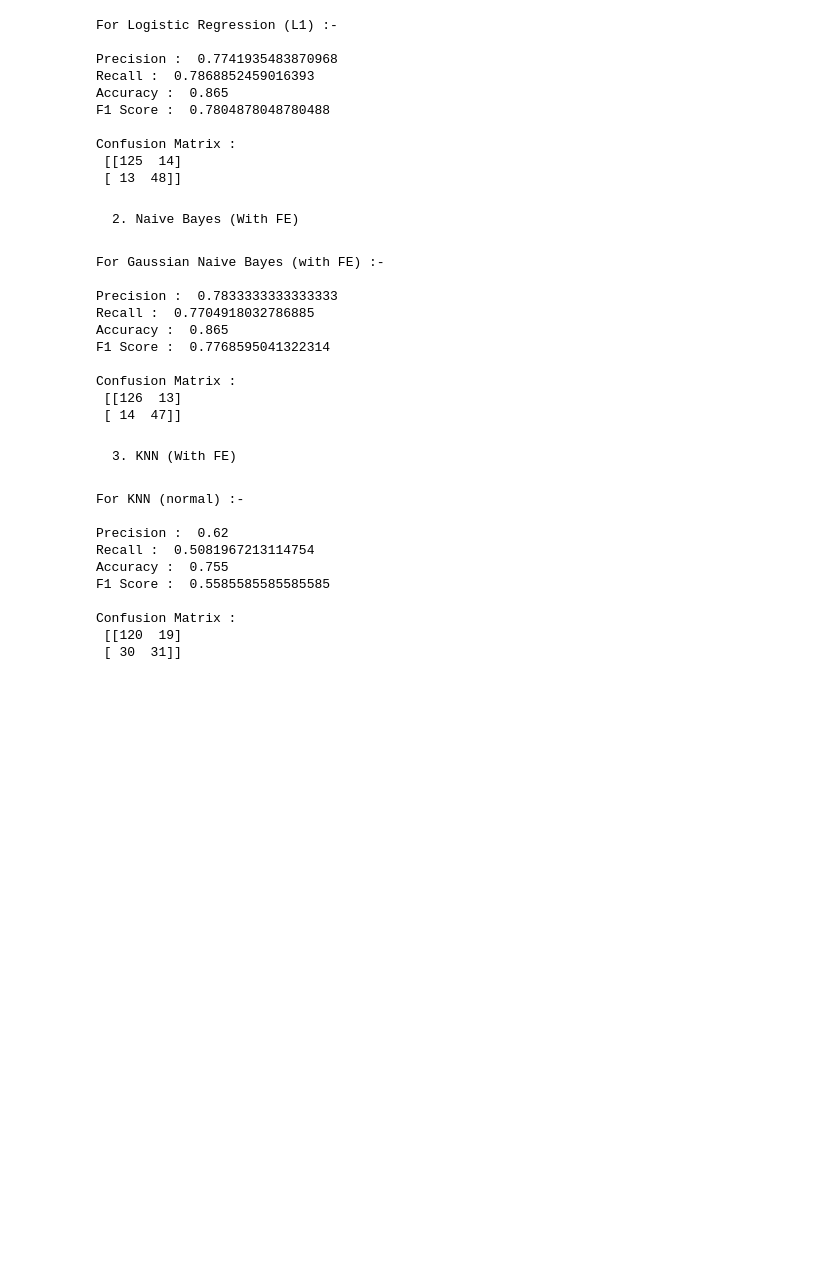
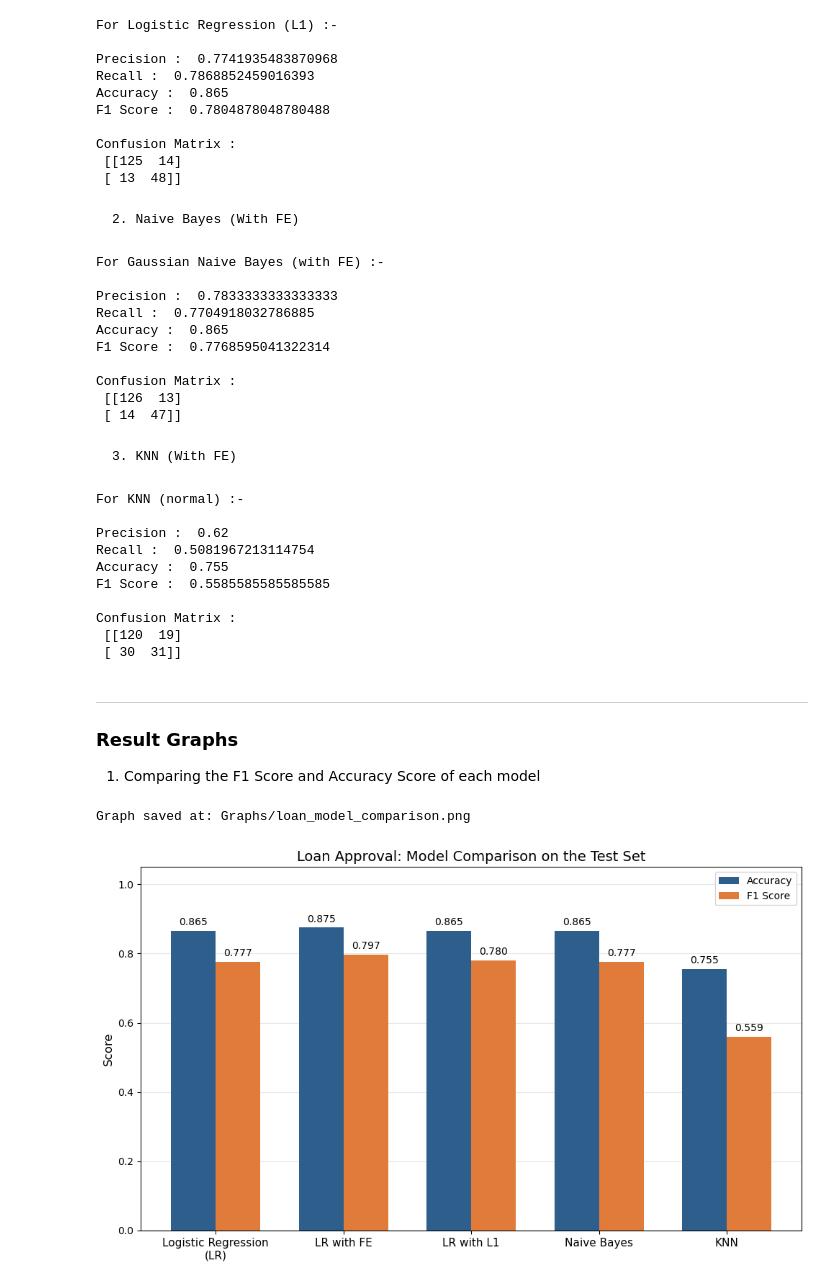
Before and after one commit to K-shhhhh/AI_ML_Foundation, a Jupyter notebook: Module_5_Projects/Minor_Projects/01_LoanSystem_Minor_Project/loan_approval_prediction.ipynb, the cells around one changed output. Drawn from its saved outputs; the diff is of its cells as text; code cells hidden in the pictures; blank space fills up the shorter version.

Commit message:
Adding updated codes with proper graphs

```diff
--- a/Module_5_Projects/Minor_Projects/01_LoanSystem_Minor_Project/loan_approval_prediction.ipynb
+++ b/Module_5_Projects/Minor_Projects/01_LoanSystem_Minor_Project/loan_approval_prediction.ipynb
@@ -836,3 +837,59 @@ F1 Score :  0.5585585585585585
 Confusion Matrix :
  [[120  19]
  [ 30  31]]
+# %% [markdown]
+---
+### Result Graphs
+
+1. Comparing the F1 Score and Accuracy Score of each model
+# %%
+# Colours shared by all the comparison charts so they match
+ACCURACY_COLOR = "#2E5E8C"                 # Blue for the accuracy bars
+F1_COLOR = "#E07B39"                       # Orange for the F1 bars
+
+# Test set results copied from the printed outputs of the model cells
+results_df = pd.DataFrame({
+    "Model" : ["Logistic Regression\n(LR)", "LR with FE", "LR with L1", "Naive Bayes", "KNN"],   # One label per group of bars
+    "Accuracy" : [0.865, 0.875, 0.865, 0.865, 0.755],                                             # Test accuracy of each model
+    "F1 Score" : [0.777, 0.797, 0.780, 0.777, 0.559]                                              # Test F1 score of each model
+})
+
+# Bar positions and width
+x = np.arange(len(results_df["Model"]))    # Positions 0, 1, 2, 3, 4 for the five groups of bars
+width = 0.35                               # Width of each single bar, two bars side by side fit in one group
+
+plt.figure(figsize=(10, 6))                # Creates a blank figure, 10 inches wide and 6 inches tall
+
+# Two bars per model, accuracy on the left and F1 on the right
+bars_acc = plt.bar(x - width / 2, results_df["Accuracy"], width, label="Accuracy", color=ACCURACY_COLOR)   # Accuracy bars shifted left of each position
+bars_f1 = plt.bar(x + width / 2, results_df["F1 Score"], width, label="F1 Score", color=F1_COLOR)          # F1 bars shifted right of each position
+
+# Value written on top of every accuracy bar
+for bar in bars_acc:                       # Goes through the accuracy bars one at a time
+    height = bar.get_height()              # The height of the bar is the accuracy value
+    plt.text(bar.get_x() + bar.get_width() / 2, height + 0.01, f"{height:.3f}", ha="center", va="bottom", fontsize=10)   # Writes the value just above the bar, centred, rounded to 3 decimals
+
+# Value written on top of every F1 bar
+for bar in bars_f1:                        # Goes through the F1 bars one at a time
+    height = bar.get_height()              # The height of the bar is the F1 value
+    plt.text(bar.get_x() + bar.get_width() / 2, height + 0.01, f"{height:.3f}", ha="center", va="bottom", fontsize=10)    # Writes the value just above the bar, centred, rounded to 3 decimals
+
+plt.xticks(x, results_df["Model"], fontsize=11)   # Puts the model names under the groups of bars
+plt.ylim(0, 1.05)                          # Y axis from 0 to just above 1, leaving room for the value labels
+plt.ylabel("Score", fontsize=12)           # Label for the y axis
+plt.title("Loan Approval: Model Comparison on the Test Set", fontsize=14)   # Title at the top of the chart
+plt.legend(loc="upper right")              # Legend showing which colour is accuracy and which is F1
+plt.grid(axis="y", alpha=0.3)              # Faint horizontal grid lines to make the values easier to read
+plt.gca().set_axisbelow(True)              # Draws the grid lines behind the bars instead of over them
+plt.tight_layout()                         # Adjusts spacing so nothing is cut off at the edges
+
+# Save before show, so the image is not blank
+os.makedirs("Graphs", exist_ok=True)       # Creates the Graphs folder if it does not exist yet
+save_path = os.path.join("Graphs", "loan_model_comparison.png")   # Builds the file path Graphs/loan_model_comparison.png
+plt.savefig(save_path, dpi=300, bbox_inches="tight")              # Saves a sharp 300 dpi image with the extra white border trimmed
+print("Graph saved at:", save_path)        # Labeled print confirming where the file went
+
+plt.show()                                 # Displays the chart in the notebook
+# %% [output]
+Graph saved at: Graphs/loan_model_comparison.png
+[figure, added]
```
Also changed, not shown: parts of 3 cells of this notebook, 5 other files.
